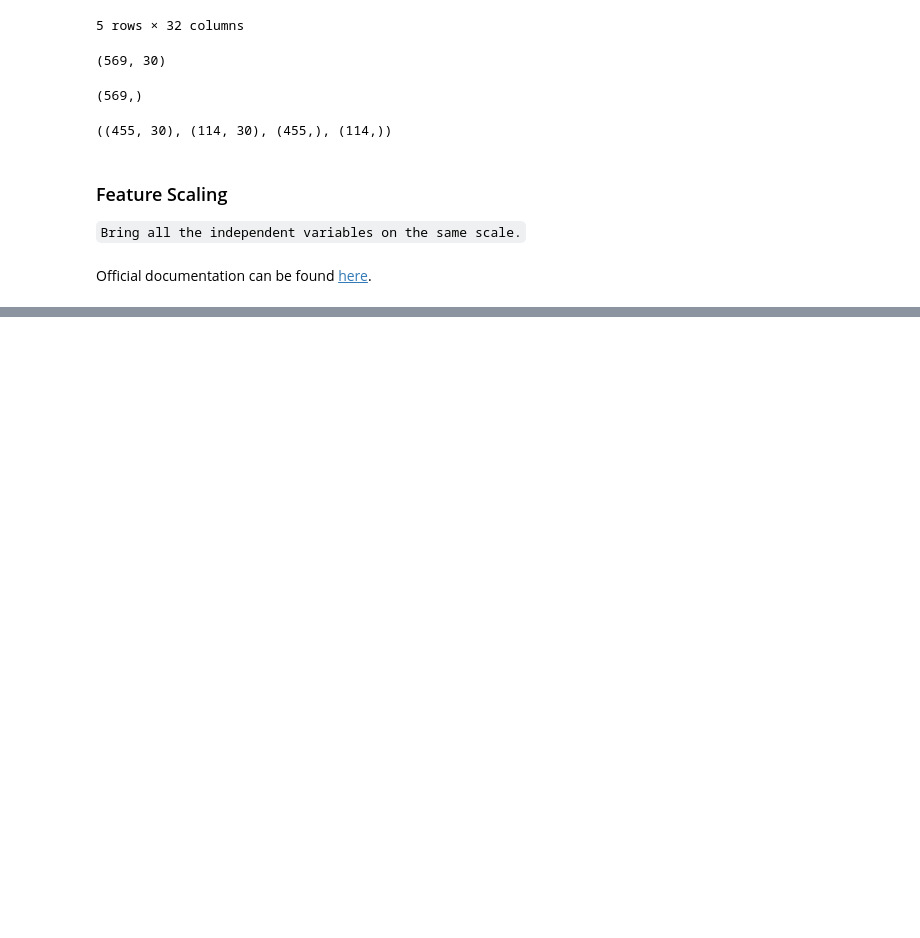
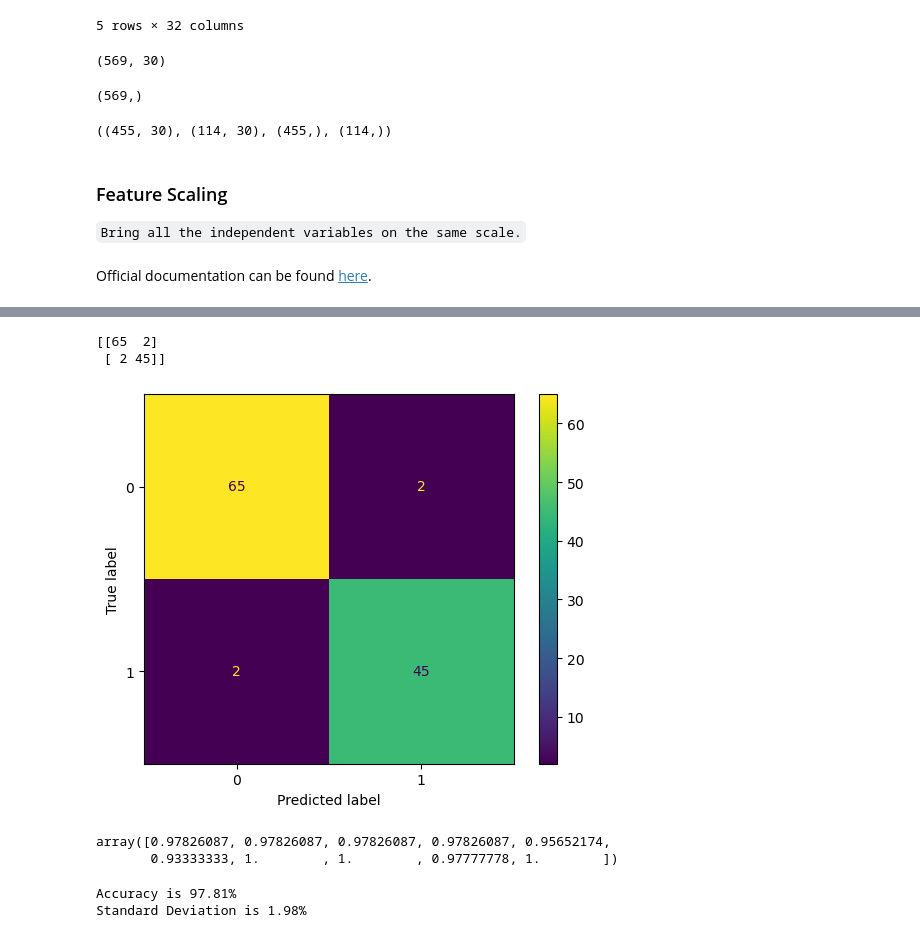
Before and after one commit to rosustefan/complete_ml_ds_bootcamp_2023, a Jupyter notebook: breast-cancer-wisconsin-project/breast-cancer-wisconsin-classification.ipynb, the cells around one changed output, grey strips where cells are left out. Saved outputs shown, nothing was run; the diff lists cells and outputs as text; code cells hidden in the pictures; blank space fills up the shorter version.

```diff
--- a/breast-cancer-wisconsin-project/breast-cancer-wisconsin-classification.ipynb
+++ b/breast-cancer-wisconsin-project/breast-cancer-wisconsin-classification.ipynb
@@ -354,0 +367,3 @@ array([[-0.46649743, -0.13728933, -0.44421138, -0.48646498,  0.28085007,
+# %%
+# Create our Logistic Regression model
+classifier_lr = LogisticRegression(random_state=0)
@@ -354,0 +438,10 @@ array([[-0.46649743, -0.13728933, -0.44421138, -0.48646498,  0.28085007,
+# %%
+cm = confusion_matrix(y_test, y_preds)
+print(cm)
+# %% [output]
+[[65  2]
+ [ 2 45]]
+# %%
+ConfusionMatrixDisplay.from_predictions(y_test, y_preds);
+# %% [output]
+[figure, added]
@@ -354,0 +458,13 @@ array([[-0.46649743, -0.13728933, -0.44421138, -0.48646498,  0.28085007,
+# %%
+# We now have 10 values for the Accuracy score using Cross Validation
+cv_score
+# %% [output]
+array([0.97826087, 0.97826087, 0.97826087, 0.97826087, 0.95652174,
+       0.93333333, 1.        , 1.        , 0.97777778, 1.        ])
+# %%
+# Print the mean Accuracy and Standard Deviation of our 10 CVs
+print(f"Accuracy is {cv_score.mean()*100:.2f}%")
+print(f"Standard Deviation is {cv_score.std()*100:.2f}%")
+# %% [output]
+Accuracy is 97.81%
+Standard Deviation is 1.98%
```
Also changed, not shown: parts of 22 cells of this notebook.
